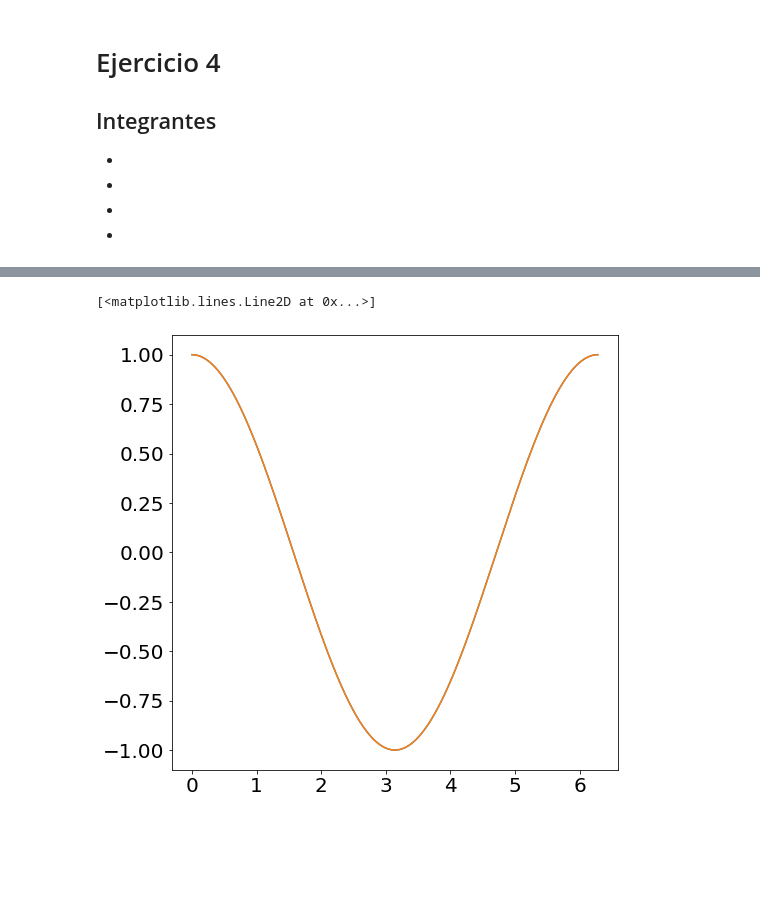
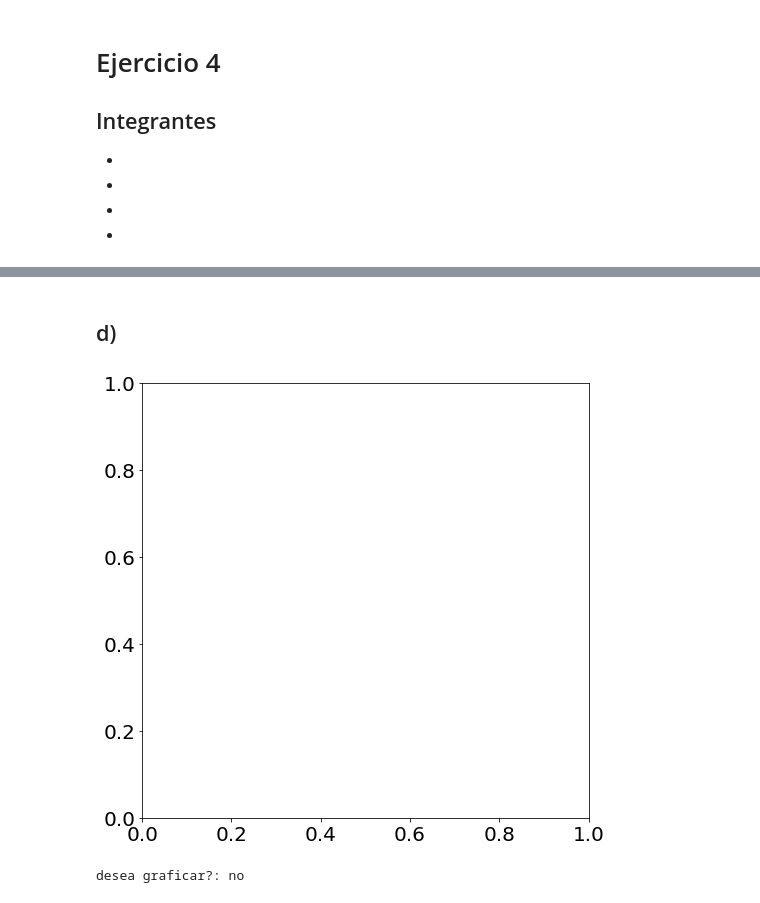
Before and after one commit to Equipo-2-DSP/informe_parte_2, a Jupyter notebook: 04-Continua-Periodica.ipynb, the cells around one changed output, grey strips where cells are left out. Cells and saved outputs as stored; diff of their text form; code cells hidden in the pictures; blank space fills up the shorter version.

```diff
--- a/04-Continua-Periodica.ipynb
+++ b/04-Continua-Periodica.ipynb
@@ -25,7 +29,7 @@ def calcular_fft( x_c, Fs, N, zero_padding=None ):
             'N': []
         }
         for N_ in N:
-            iteracion_N = resultado_fft( x_c, Fs, N_, zero_padding=zero_padding )
+            iteracion_N = calcular_fft( x_c, Fs, N_, zero_padding=zero_padding )
             resultado_fft['N'].append( N_ )
             for key in iteracion_N:
                 resultado_fft[ key ].append( iteracion_N[ key ] )
@@ -38,7 +42,7 @@ def calcular_fft( x_c, Fs, N, zero_padding=None ):
 
         X = fft( x(n), zero_padding ) / Fs
         shift_X = fftshift( X )
-        freq =  fftshift(fftfreq( zero_padding ) ) * Fs
+        freq =  fftshift( fftfreq( zero_padding )  )* Fs
 
         resultado_fft = {
             'X': X,
@@ -85,7 +73,26 @@ plt.grid()
-# %%
-t = np.linspace( 0, 2*np.pi, 1000 )
-plt.plot( t, np.cos(t ) )
-plt.plot( t, np.sin(t + np.pi/2) )
-# %% [output]
-[<matplotlib.lines.Line2D at 0x...>]
-[figure, removed]
+# %% [markdown]
+## d)
+# %%
+Fs = [ (i+1)*.1 for i in range( 1000 ) ]
+
+X = []
+
+for Fs_ in Fs:
+    X.append( np.abs(calcular_fft(x_c, Fs_, int( 3*Fs_ )+10, 1024)['X']) )
+# %%
+fig = plt.figure()
+ax = fig.gca()
+
+def animate(i):
+    ax.cla()
+    ax.plot( X )
+    ax.grid()
+# %% [output]
+[figure, added]
+# %%
+graficar = input('desea graficar?: ')
+if graficar=='si':
+    anim = FuncAnimation(fig, animate, frames=1000)
+    anim.save('./animacion_d.mp4', writer='ffmpeg', fps=50)
+# %% [output]
+desea graficar?: no
```
Also changed, not shown: parts of 14 cells of this notebook, 8 other files.
